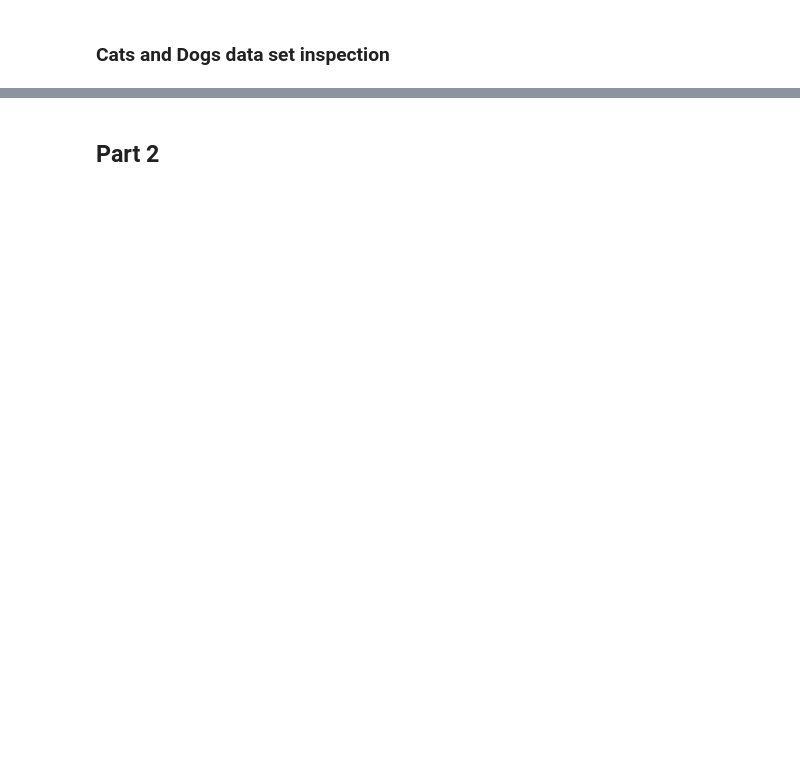
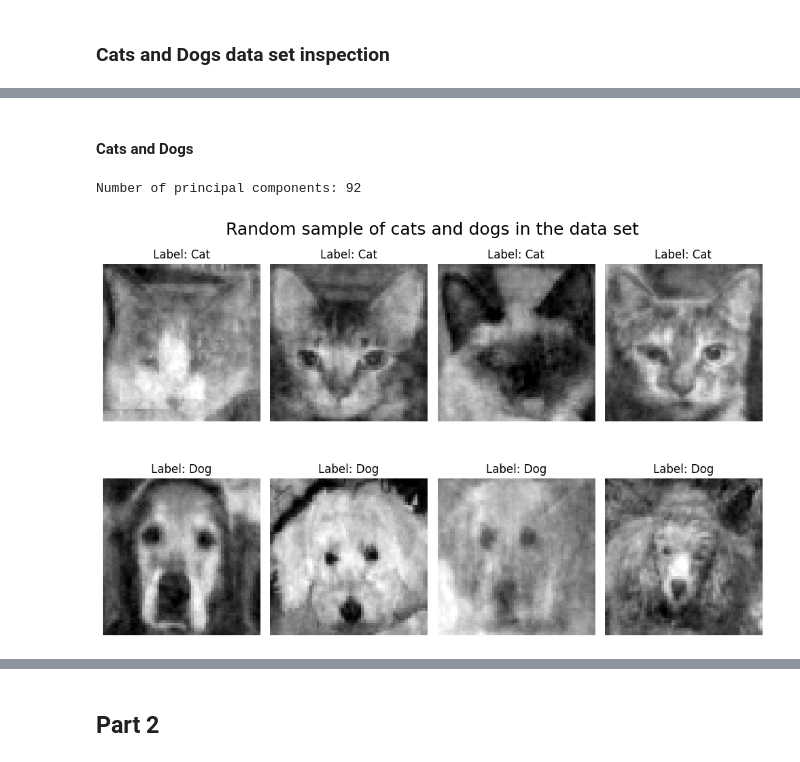
Before and after one commit to CAIYIAHUAI/MVE441, a Jupyter notebook: Carl/Project_2/main_nb.ipynb, the cells around one changed output, grey strips where cells are left out. Saved outputs shown, nothing was run; the diff lists cells and outputs as text; code cells hidden in the pictures; blank space fills up the shorter version.

```diff
--- a/Carl/Project_2/main_nb.ipynb
+++ b/Carl/Project_2/main_nb.ipynb
@@ -167,0 +236,42 @@ Use 1 wrapper with "SequentialFeatureSelector" forward/backward
+# %% [markdown]
+#### Cats and Dogs
+# %%
+# Normalize data
+scaler = StandardScaler()
+CATSDOGS_pixels_train_scaled = scaler.fit_transform(CATSDOGS_pixels_train)
+
+# PCA with variance threshold 95%
+variance_threshold = 0.95
+CATSDOGS_PCA = PCA(n_components=variance_threshold)
+CATSDOGS_pixels_train_PCA = CATSDOGS_PCA.fit_transform(CATSDOGS_pixels_train_scaled)
+CATSDOGS_number_of_components = CATSDOGS_PCA.n_components_
+print("Number of principal components: " + str(CATSDOGS_number_of_components))
+
+# Image reconstructions
+CATSDOGS_pixels_train_reconstructed = CATSDOGS_PCA.inverse_transform(CATSDOGS_pixels_train_PCA)
+CATSDOGS_pixels_train_reconstructed = scaler.inverse_transform(CATSDOGS_pixels_train_reconstructed)
+
+# Plot 4 random cats and 4 random dogs
+label_list = ["Cat"]*4 + ["Dog"]*4
+fig, axes = plt.subplots(2, 4, figsize=(10, 7))
+axes = axes.flatten()
+indx = 0
+for lab in label_list:
+    indices = np.where([labels == lab for labels in CATSDOGS_labels_train])[0]
+    random_index = np.random.choice(indices)
+    pixels_index = CATSDOGS_pixels_train_reconstructed[random_index]
+    reshaped_data = pixels_index.reshape(64, 64)
+    reshaped_data = np.rot90(reshaped_data, k=-1)
+    axes[indx].imshow(reshaped_data, cmap='gray', vmin=0, vmax=256)
+    axes[indx].set_title("Label: " + str(lab))
+    axes[indx].axis('off')
+    indx = indx + 1
+
+plt.tight_layout()
+plt.suptitle(
+    "Random sample of cats and dogs in the data set", fontsize=18
+)
+plt.show()
+# %% [output]
+Number of principal components: 92
+[figure, added]
```
Also changed, not shown: parts of 21 cells of this notebook.
